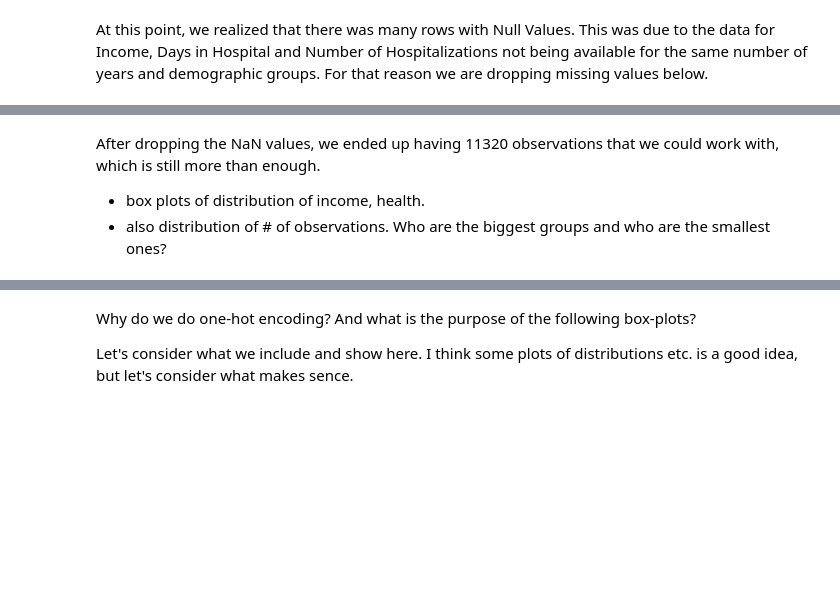
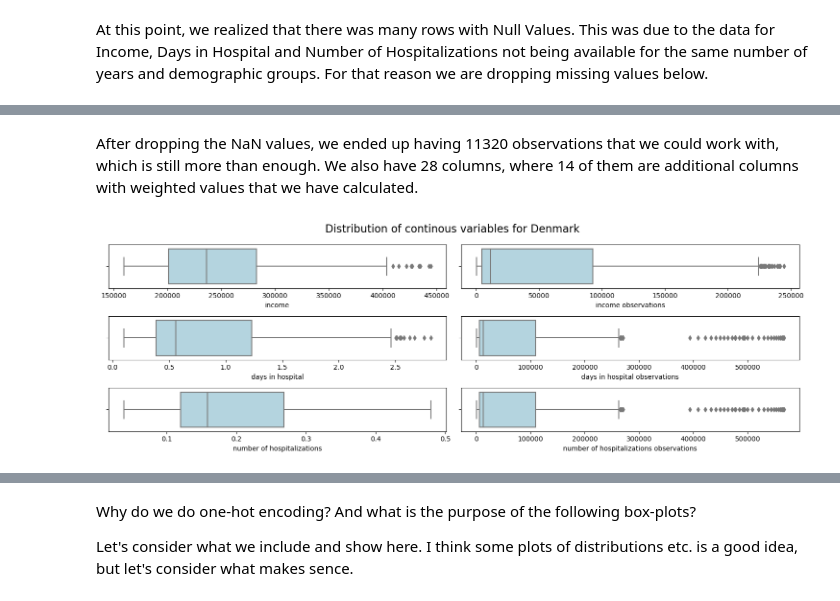
Before and after one commit to vivivaradi/socialdata2023, a Jupyter notebook: assignments/cph_vs_dk.ipynb, the cells around one changed output, grey strips where cells are left out. Saved outputs shown, nothing was run; the diff lists cells and outputs as text; code cells hidden in the pictures; blank space fills up the shorter version.

Commit message:
Update Data Exploration

```diff
--- a/assignments/cph_vs_dk.ipynb
+++ b/assignments/cph_vs_dk.ipynb
@@ -75,4 +94,18 @@ df_2.describe()
 # %% [markdown]
-After dropping the NaN values, we ended up having 11320 observations that we could work with, which is still more than enough.
-- box plots of distribution of income, health.
-- also distribution of # of observations. Who are the biggest groups and who are the smallest ones?
+After dropping the NaN values, we ended up having 11320 observations that we could work with, which is still more than enough. We also have 28 columns, where 14 of them are additional columns with weighted values that we have calculated.
+# %%
+# Disitribution of data for Denmark
+
+# Create a figure with boxlots for income, income observations, days in hospital, days in hospital observations, number of hospitalizations and number of hospitalizations observations
+fig, axes = plt.subplots(3, 2, figsize=(15, 5))
+sns.boxplot(ax=axes[0, 0], data=df_dk, x='income', color='lightblue')
+sns.boxplot(ax=axes[0, 1], data=df_dk, x='income observations', color='lightblue')
+sns.boxplot(ax=axes[1, 0], data=df_dk, x='days in hospital', color='lightblue')
+sns.boxplot(ax=axes[1, 1], data=df_dk, x='days in hospital observations', color='lightblue')
+sns.boxplot(ax=axes[2, 0], data=df_dk, x='number of hospitalizations', color='lightblue')
+sns.boxplot(ax=axes[2, 1], data=df_dk, x='number of hospitalizations observations', color='lightblue')
+fig.suptitle('Distribution of continous variables for Denmark', fontsize=16)
+plt.tight_layout()
+plt.show()
+# %% [output]
+[figure, added]
```
Also changed, not shown: parts of 10 cells of this notebook.
